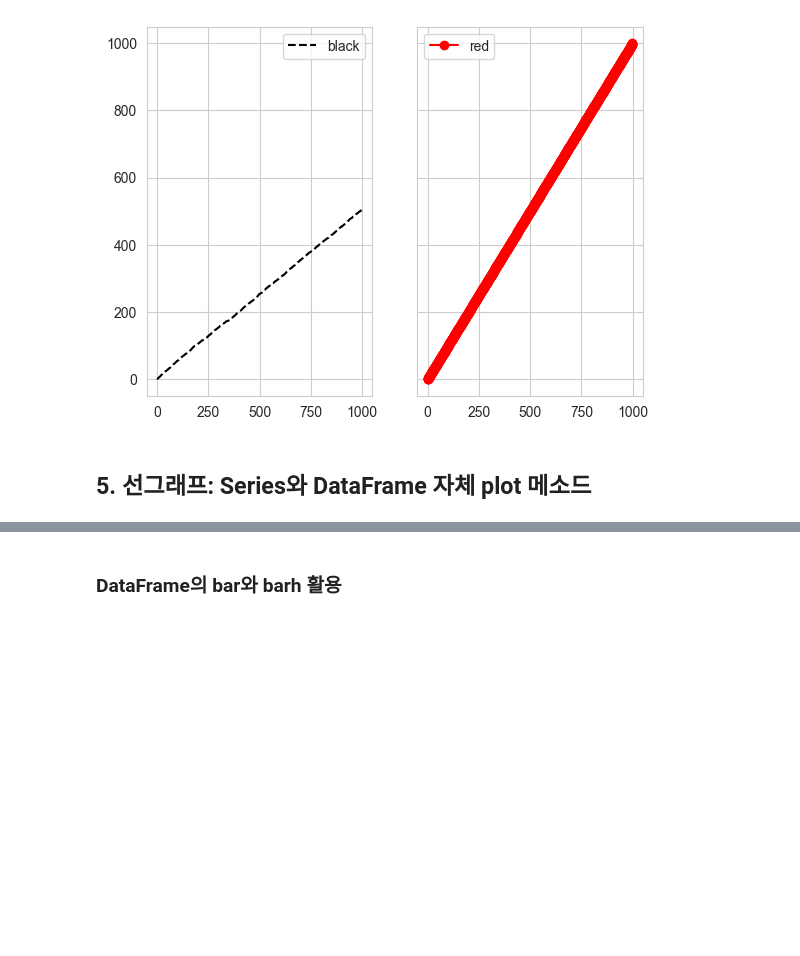
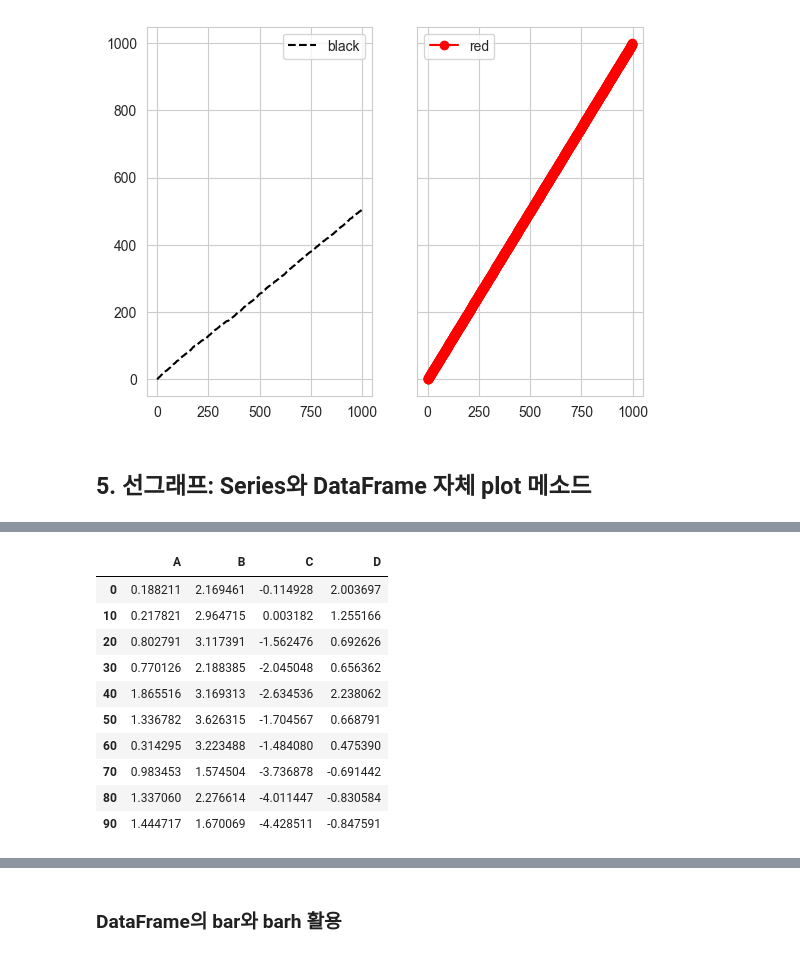
Before and after one commit to seoyun-dev/TIL, a Jupyter notebook: BDA/6_그래프와시각화.ipynb, the cells around one changed output, grey strips where cells are left out. Drawn from its saved outputs; the diff is of its cells as text; code cells hidden in the pictures; blank space fills up the shorter version.

```diff
--- a/BDA/6_그래프와시각화.ipynb
+++ b/BDA/6_그래프와시각화.ipynb
@@ -215,7 +217,20 @@ s.plot()   #kind의 default는 line
 # %%
 df = pd.DataFrame(np.random.standard_normal((10, 4)).cumsum(0),
-                  columns=["A", "B", "C", "D"],
-                  index=np.arange(0, 100, 10))
+                columns=["A", "B", "C", "D"],
+                index=np.arange(0, 100, 10))
+df
+# %% [output]
+|  | A | B | C | D |
+| 0 | 0.188211 | 2.169461 | -0.114928 | 2.003697 |
+| 10 | 0.217821 | 2.964715 | 0.003182 | 1.255166 |
+| 20 | 0.802791 | 3.117391 | -1.562476 | 0.692626 |
+| 30 | 0.770126 | 2.188385 | -2.045048 | 0.656362 |
+| 40 | 1.865516 | 3.169313 | -2.634536 | 2.238062 |
+| 50 | 1.336782 | 3.626315 | -1.704567 | 0.668791 |
+| 60 | 0.314295 | 3.223488 | -1.484080 | 0.475390 |
+| 70 | 0.983453 | 1.574504 | -3.736878 | -0.691442 |
+| 80 | 1.337060 | 2.276614 | -4.011447 | -0.830584 |
+| 90 | 1.444717 | 1.670069 | -4.428511 | -0.847591 |
 # %%
 df.plot()    # column 별로 선을 그리고, 자동으로 범례를 생성
 # %% [output]
```
Also changed, not shown: parts of 21 cells of this notebook.
